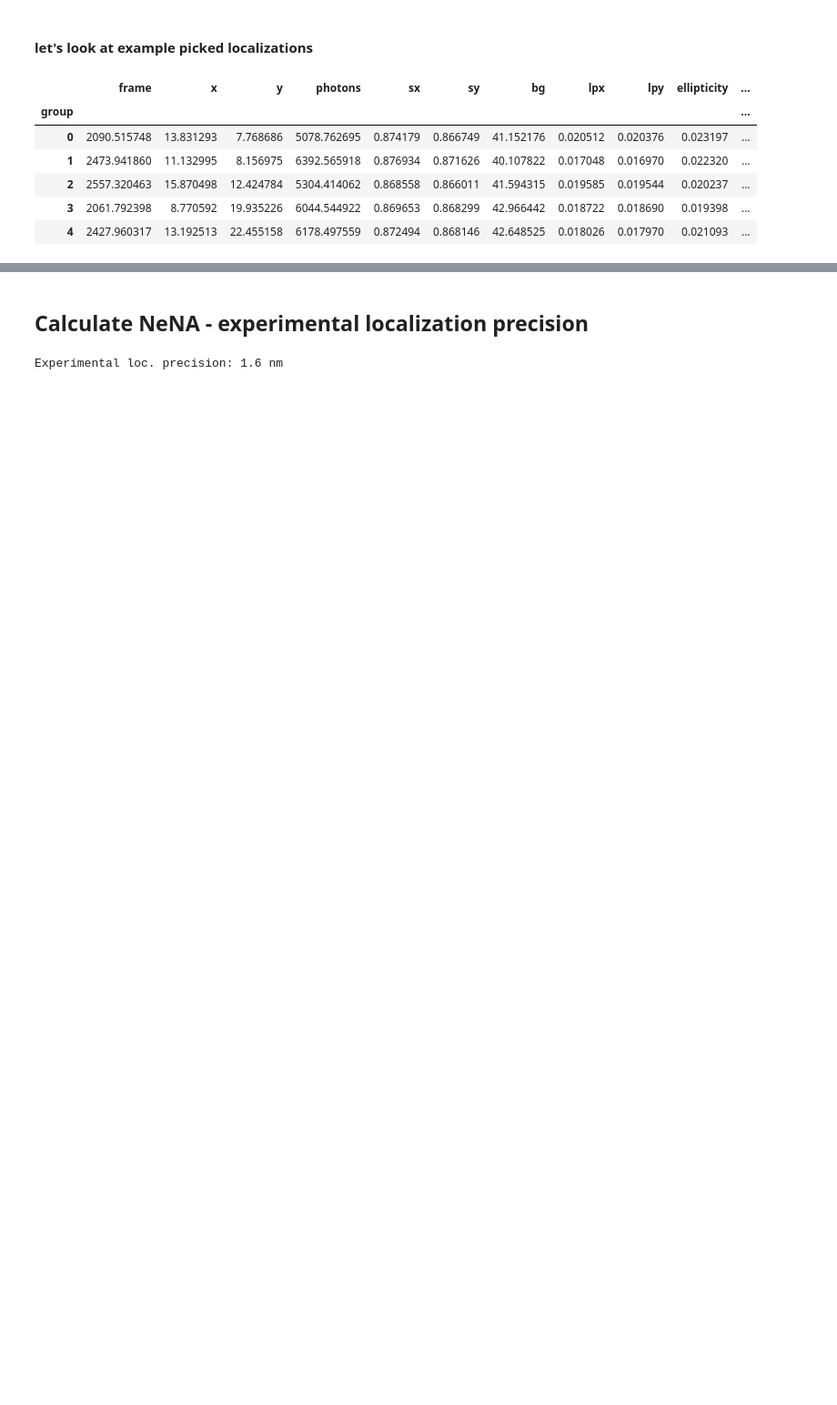
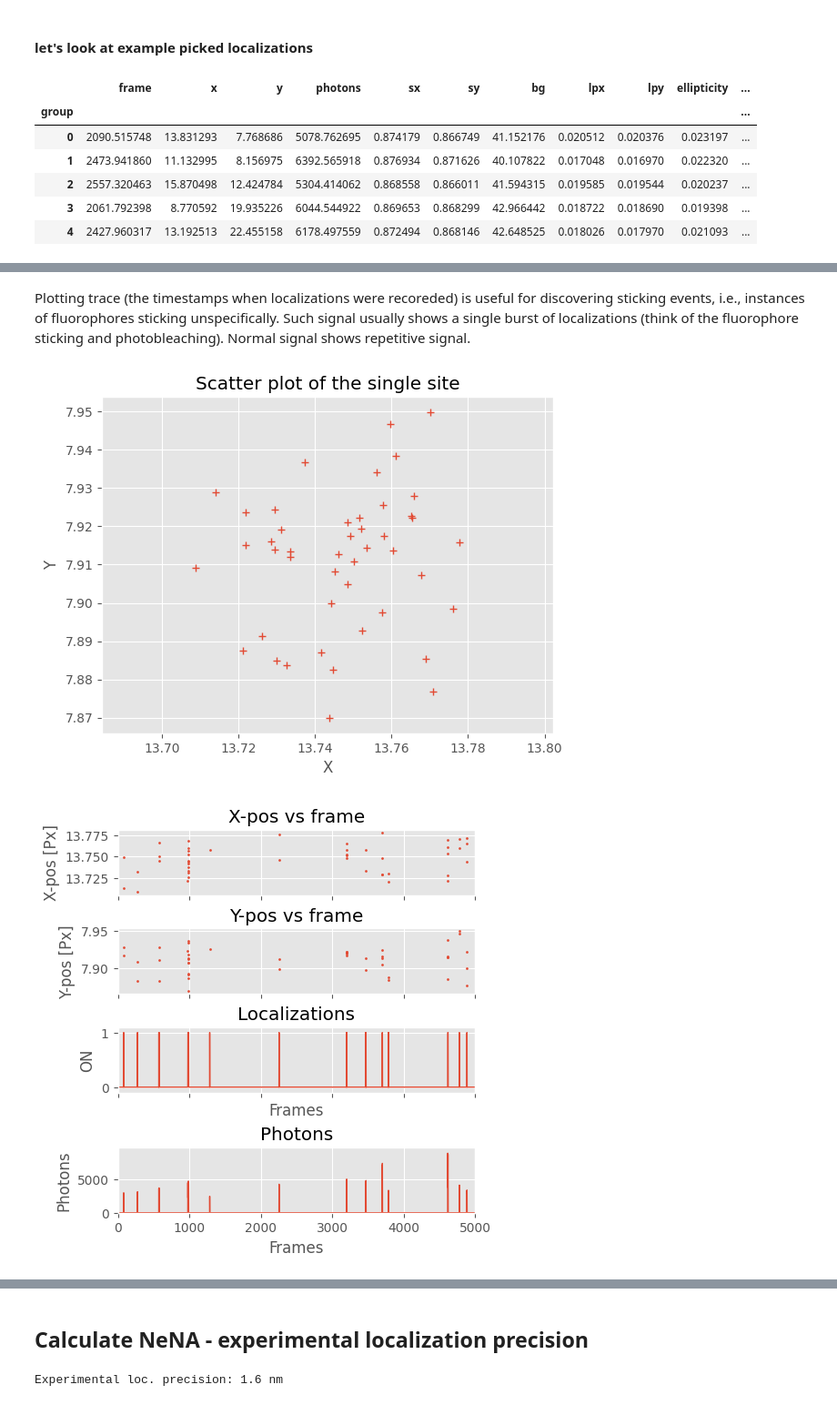
Before and after one commit to jungmannlab/picasso, a Jupyter notebook: samples/sample_notebook_2_basic_analysis.ipynb, the cells around one changed output, grey strips where cells are left out. Shown at 91% size. Saved outputs shown, nothing was run; the diff lists cells and outputs as text; code cells hidden in the pictures; blank space fills up the shorter version.

```diff
--- a/samples/sample_notebook_2_basic_analysis.ipynb
+++ b/samples/sample_notebook_2_basic_analysis.ipynb
@@ -91,2 +88,23 @@ plt.show()
+# %% [markdown]
+Plotting trace (the timestamps when localizations were recoreded) is useful for discovering sticking events, i.e., instances of fluorophores sticking unspecifically. Such signal usually shows a single burst of localizations (think of the fluorophore sticking and photobleaching). Normal signal shows repetitive signal.
+# %%
+# let's look at the trace of a single dot in pick0
+locs_single_site = pick_one[
+    (pick_one["x"] > 13.7)
+    & (pick_one["x"] < 13.8)
+    & (pick_one["y"] > 7.8)
+    & (pick_one["y"] < 8.0)
+]
+plt.plot(locs_single_site['x'], locs_single_site['y'],'+')
+plt.axis('equal')
+plt.title('Scatter plot of the single site')
+plt.xlabel('X')
+plt.ylabel('Y')
+plt.show()
+
+fig, trace_data = lib.plot_trace(locs_single_site, info, return_trace=True)
+# %% [output]
+[figure, added]
+[figure, added]
 # %% [markdown]
 ## Info file
```
Also changed, not shown: parts of 23 cells of this notebook, 4 other files.
